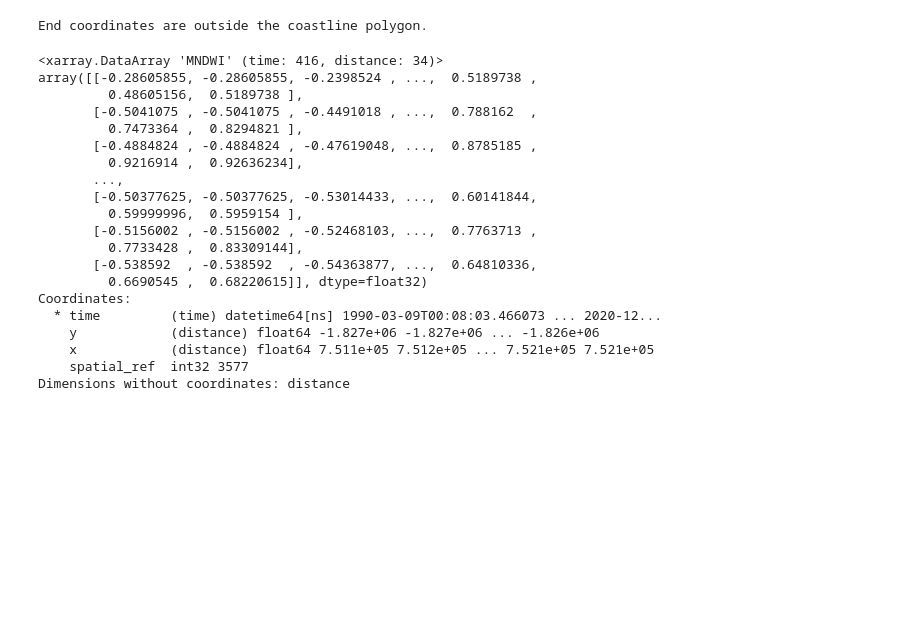
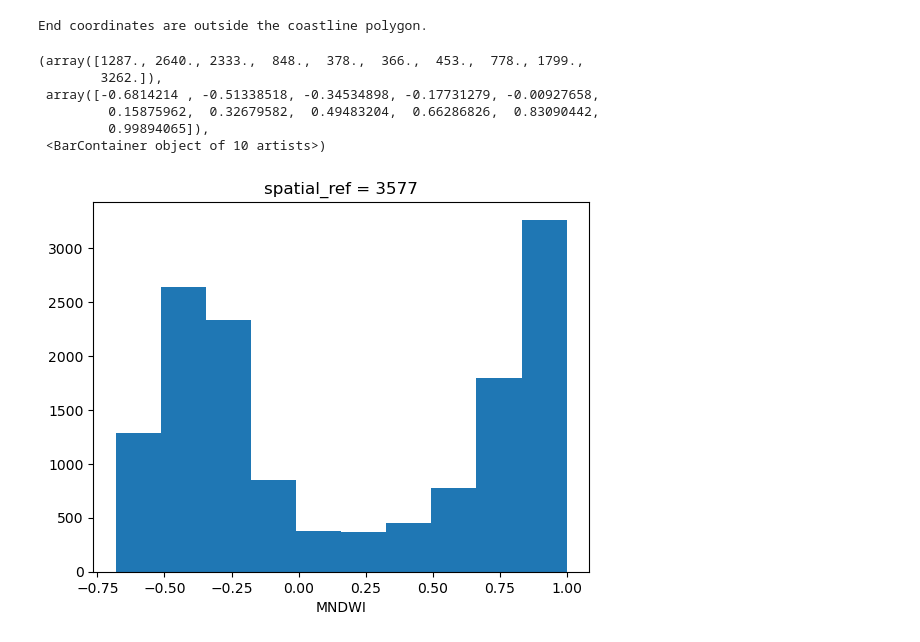
Before and after one commit to christopherowers/DP_KNP, a Jupyter notebook: Hovmoller_CO.ipynb, the cells around one changed output. Saved outputs shown, nothing was run; the diff lists cells and outputs as text; code cells hidden in the pictures; blank space fills up the shorter version.

```diff
--- a/Hovmoller_CO.ipynb
+++ b/Hovmoller_CO.ipynb
@@ -186,28 +186,15 @@ hov_data = ds_index.sel(x=xr.DataArray(x_dim, dims='distance'),
                         y=xr.DataArray(y_dim, dims='distance'),
                         method='nearest')
 # %%
-hov_data
+hov_data.plot.hist()
 # %% [output]
-<xarray.DataArray 'MNDWI' (time: 416, distance: 34)>
-array([[-0.28605855, -0.28605855, -0.2398524 , ...,  0.5189738 ,
-         0.48605156,  0.5189738 ],
-       [-0.5041075 , -0.5041075 , -0.4491018 , ...,  0.788162  ,
-         0.7473364 ,  0.8294821 ],
-       [-0.4884824 , -0.4884824 , -0.47619048, ...,  0.8785185 ,
-         0.9216914 ,  0.92636234],
-       ...,
-       [-0.50377625, -0.50377625, -0.53014433, ...,  0.60141844,
-         0.59999996,  0.5959154 ],
-       [-0.5156002 , -0.5156002 , -0.52468103, ...,  0.7763713 ,
-         0.7733428 ,  0.83309144],
-       [-0.538592  , -0.538592  , -0.54363877, ...,  0.64810336,
-         0.6690545 ,  0.68220615]], dtype=float32)
-Coordinates:
-  * time         (time) datetime64[ns] 1990-03-09T00:08:03.466073 ... 2020-12...
-    y            (distance) float64 -1.827e+06 -1.827e+06 ... -1.826e+06
-    x            (distance) float64 7.511e+05 7.512e+05 ... 7.521e+05 7.521e+05
-    spatial_ref  int32 3577
-Dimensions without coordinates: distance
+(array([1287., 2640., 2333.,  848.,  378.,  366.,  453.,  778., 1799.,
+        3262.]),
+ array([-0.6814214 , -0.51338518, -0.34534898, -0.17731279, -0.00927658,
+         0.15875962,  0.32679582,  0.49483204,  0.66286826,  0.83090442,
+         0.99894065]),
+ <BarContainer object of 10 artists>)
+[figure, added]
 # %%
 # Convert DataArray to DataFrame
 df = hov_data.to_dataframe(name='value').reset_index()
```
Also changed, not shown: parts of 3 cells of this notebook.
